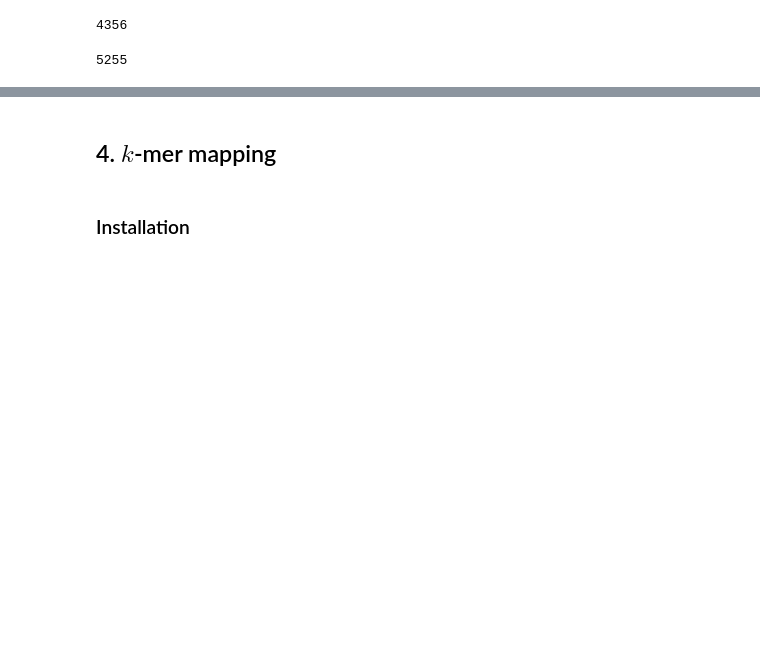
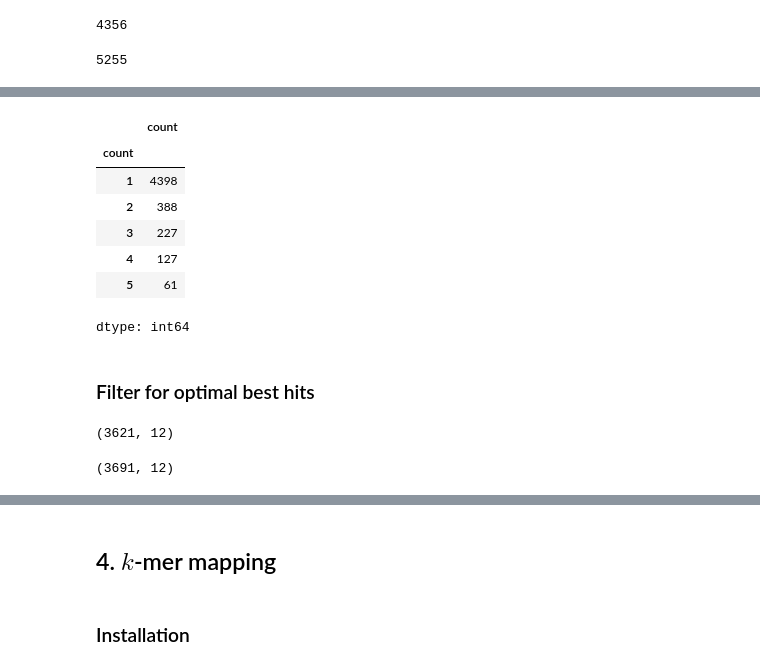
Before and after one commit to georgiadoing/seqADAGE, a Jupyter notebook: Py/muk_transfer_learning/genomic_mapping/Mukundan_sA_ec_pg_mapping.ipynb, the cells around one changed output, grey strips where cells are left out. Drawn from its saved outputs; the diff is of its cells as text; code cells hidden in the pictures; blank space fills up the shorter version.

```diff
--- a/Py/muk_transfer_learning/genomic_mapping/Mukundan_sA_ec_pg_mapping.ipynb
+++ b/Py/muk_transfer_learning/genomic_mapping/Mukundan_sA_ec_pg_mapping.ipynb
@@ -164,0 +155,26 @@ best_hits.shape
+# %%
+# See number of E. coli genes that appear with a given frequency
+hits['subject'].value_counts().value_counts().head()
+# %% [output]
+|  | count |
+| count |  |
+| 1 | 4398 |
+| 2 | 388 |
+| 3 | 227 |
+| 4 | 127 |
+| 5 | 61 |
+dtype: int64
+# %% [markdown]
+### Filter for optimal best hits
+# %%
+# Get all the S. aureus genes with only one hit
+sa_genes_with_one_hit = hits[hits['query'].map(hits['query'].value_counts()) == 1]
+sa_genes_with_one_hit.shape
+# %% [output]
+(3621, 12)
+# %%
+# Get all the S. aureus genes with many hits
+sa_genes_with_many_hits = hits[hits['query'].map(hits['query'].value_counts()) != 1]
+sa_genes_with_many_hits.shape
+# %% [output]
+(3691, 12)
```
Also changed, not shown: parts of 32 cells of this notebook.
